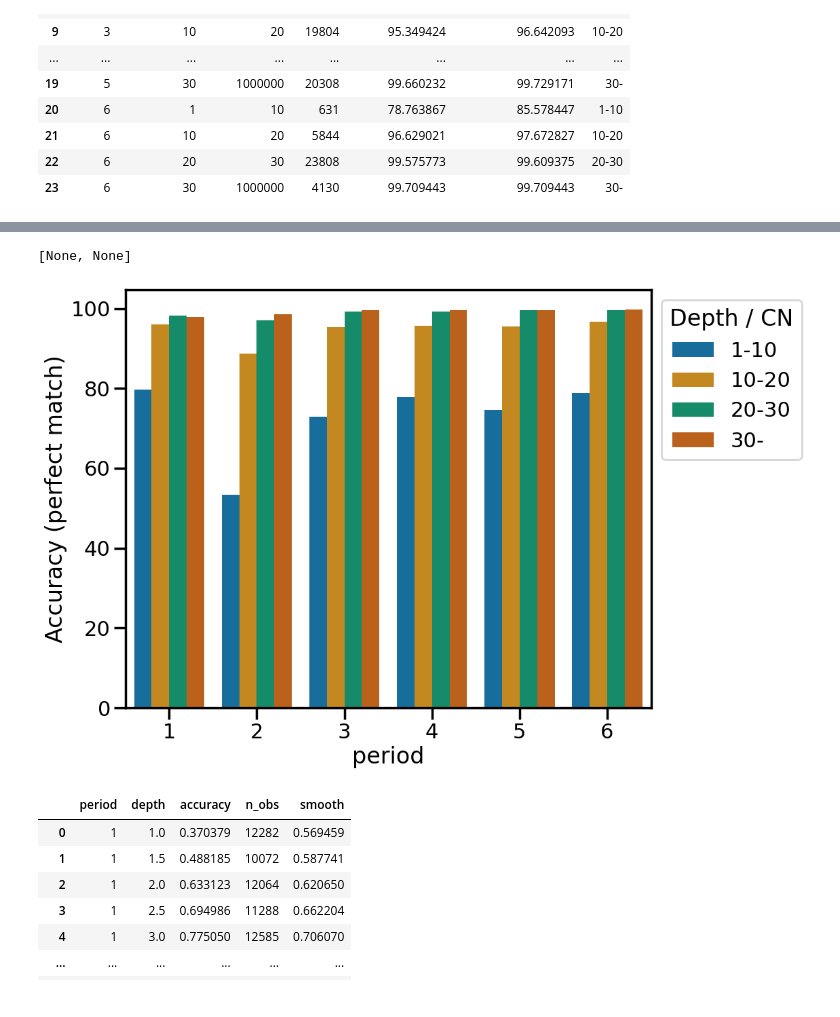
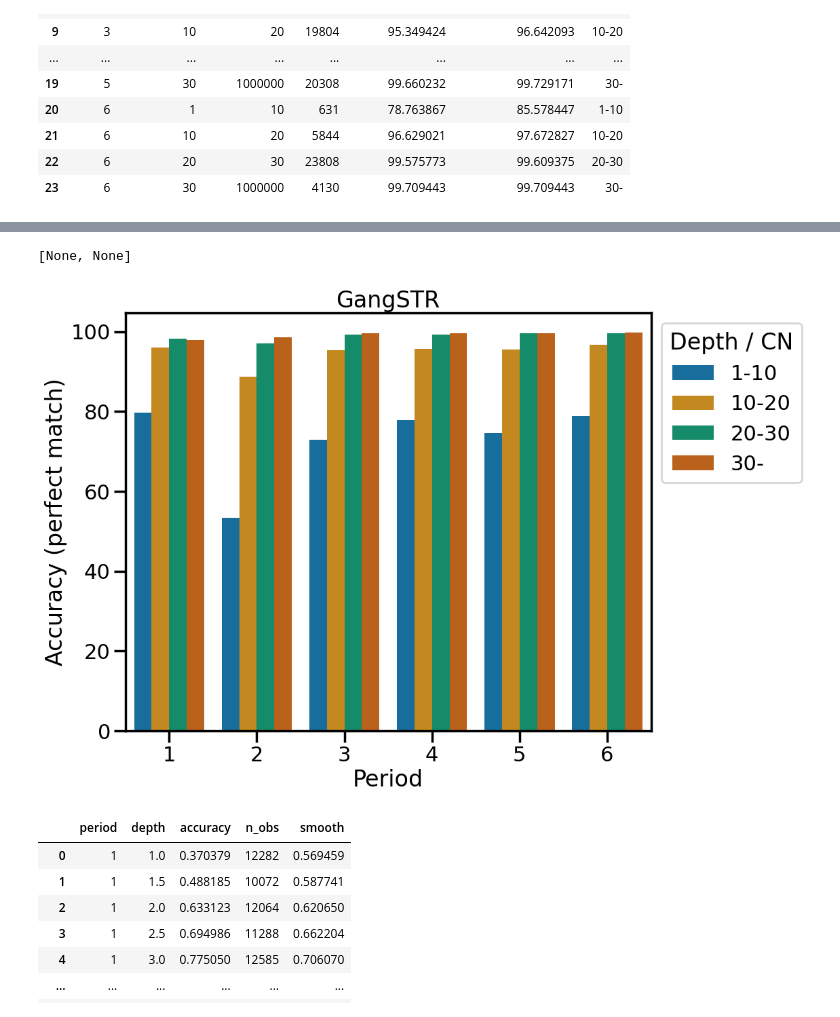
Before and after one commit to acg-team/ConSTRain-analyses, a Jupyter notebook: analyses/HG002/2024-03-19_haplotypes_vs_illumina_GangSTR.ipynb, the cells around one changed output, grey strips where cells are left out. Drawn from its saved outputs; the diff is of its cells as text; code cells hidden in the pictures.

```diff
--- a/analyses/HG002/2024-03-19_haplotypes_vs_illumina_GangSTR.ipynb
+++ b/analyses/HG002/2024-03-19_haplotypes_vs_illumina_GangSTR.ipynb
@@ -23,6 +23,7 @@ df_covered_repeats = df_covered_repeats.assign(
 
 df_covered_repeats = df_repeats[df_repeats["str_id"].isin(df_covered_repeats["str_id"])]
 
+autosomes = [f"chr{i}" for i in range(1, 23)]
 df_hg002 = df_hg002.merge(
     df_covered_repeats[["str_id", "chr", "start", "end", "period", "unit", "ref"]], on="str_id", how="inner"
 ).assign(
@@ -223,25 +249,27 @@ df_plot
 # %%
 fig = plt.figure(figsize=(10, 8))
 
 ax = sns.barplot(
     df_plot,
     x="period",
     y="accuracy_match",
     hue="depth",
     palette="colorblind"
 )
 
 ax.set(
+    title = "GangSTR",
+    xlabel = "Period",
     ylabel = "Accuracy (perfect match)"
 )
 
 ax.get_legend().set(
     title="Depth / CN",
     bbox_to_anchor = (1, 1)
 )
 # %% [output]
 [None, None]
-[figure, old version]
+[figure, new version]
 # %%
 from scipy import ndimage
 
```
Also changed, not shown: parts of 4 cells of this notebook, 3 other files.
